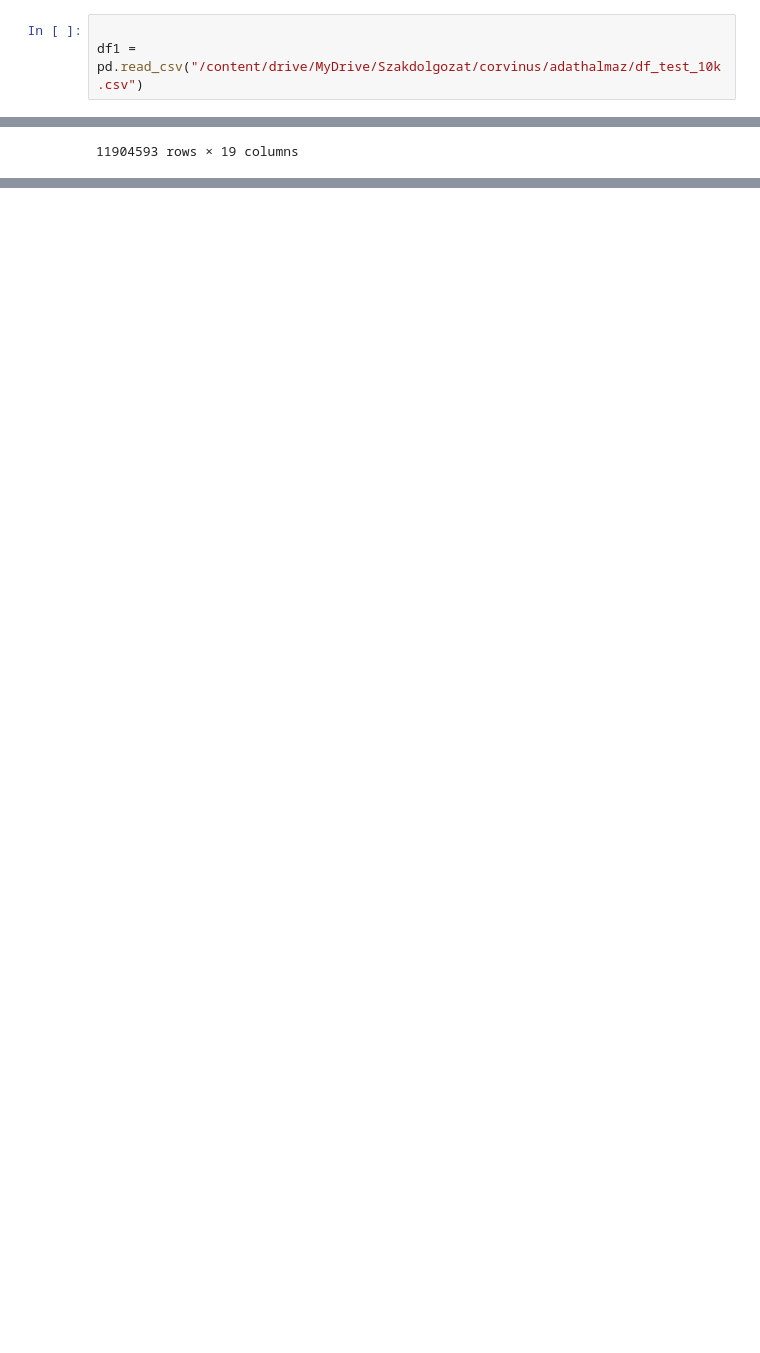
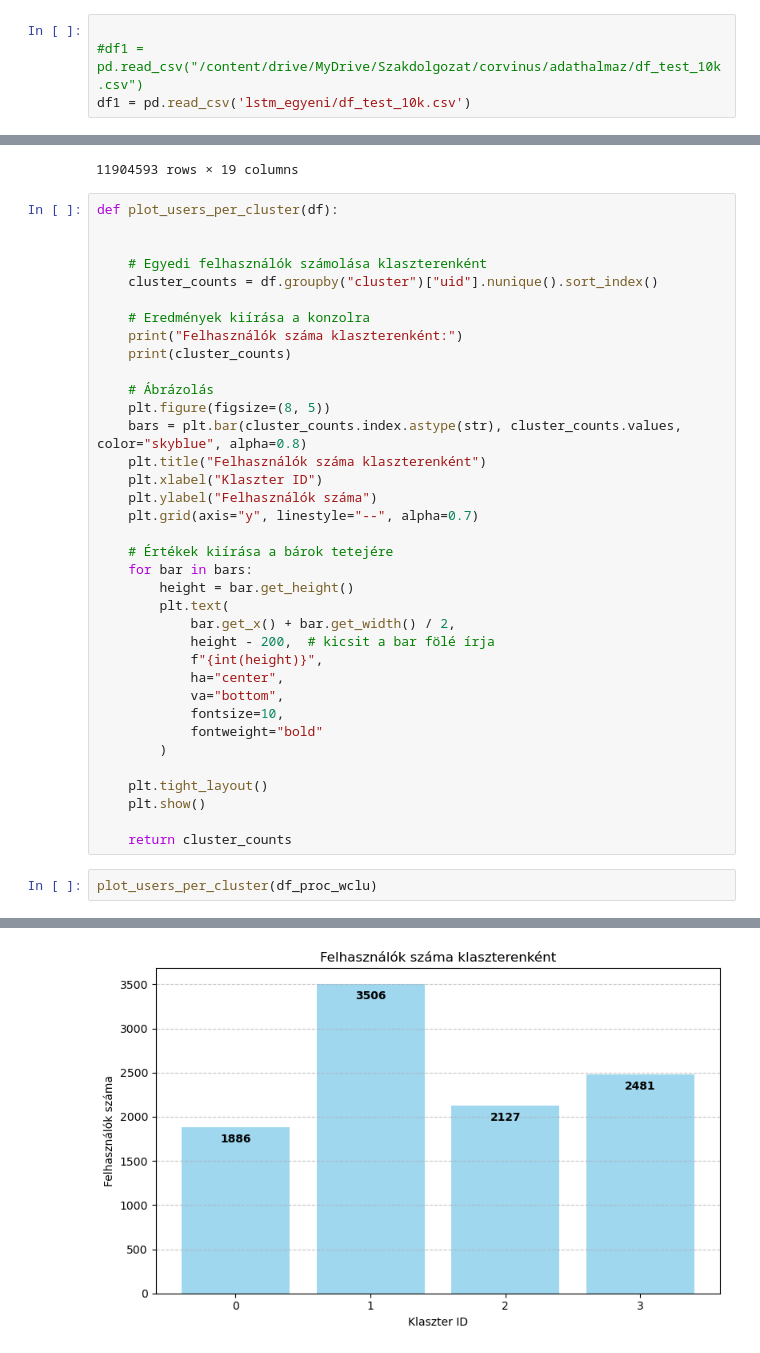
Before and after one commit to BJanka2000/Szakdolgozat-2025, a Jupyter notebook: adatelemzes.ipynb, the cells around one changed output, grey strips where cells are left out. Cells and saved outputs as stored; diff of their text form; blank space fills up the shorter version.

```diff
--- a/adatelemzes.ipynb
+++ b/adatelemzes.ipynb
@@ -13,7 +8,8 @@ from matplotlib.colors import LogNorm
 import numpy as np
 # %%
 
-df1 = pd.read_csv("/content/drive/MyDrive/Szakdolgozat/corvinus/adathalmaz/df_test_10k.csv")
+#df1 = pd.read_csv("/content/drive/MyDrive/Szakdolgozat/corvinus/adathalmaz/df_test_10k.csv")
+df1 = pd.read_csv('lstm_egyeni/df_test_10k.csv')
 # %%
 print(df1.info())
 # %% [output]
@@ -295,3 +252,42 @@ df1
 | 11904591 | 9999 | 74 | 29 | 193 | 113 | 2019-11-28 | Thursday | 193_113 | 35.461639 | 137.061498 | ... |
 | 11904592 | 9999 | 74 | 30 | 196 | 128 | 2019-11-28 | Thursday | 196_128 | 35.476705 | 137.136613 | ... |
 11904593 rows × 19 columns
+# %%
+def plot_users_per_cluster(df):
+
+
+    # Egyedi felhasználók számolása klaszterenként
+    cluster_counts = df.groupby("cluster")["uid"].nunique().sort_index()
+
+    # Eredmények kiírása a konzolra
+    print("Felhasználók száma klaszterenként:")
+    print(cluster_counts)
+
+    # Ábrázolás
+    plt.figure(figsize=(8, 5))
+    bars = plt.bar(cluster_counts.index.astype(str), cluster_counts.values, color="skyblue", alpha=0.8)
+    plt.title("Felhasználók száma klaszterenként")
+    plt.xlabel("Klaszter ID")
+    plt.ylabel("Felhasználók száma")
+    plt.grid(axis="y", linestyle="--", alpha=0.7)
+
+    # Értékek kiírása a bárok tetejére
+    for bar in bars:
+        height = bar.get_height()
+        plt.text(
+            bar.get_x() + bar.get_width() / 2,
+            height - 200,  # kicsit a bar fölé írja
+            f"{int(height)}",
+            ha="center",
+            va="bottom",
+            fontsize=10,
+            fontweight="bold"
+        )
+
+    plt.tight_layout()
+    plt.show()
+
+    return cluster_counts
+# %%
+plot_users_per_cluster(df_proc_wclu)
+# %% [output]
@@ -297,0 +301 @@ df1
+[figure, added]
```
Also changed, not shown: parts of 7 cells of this notebook, 7 other files.
